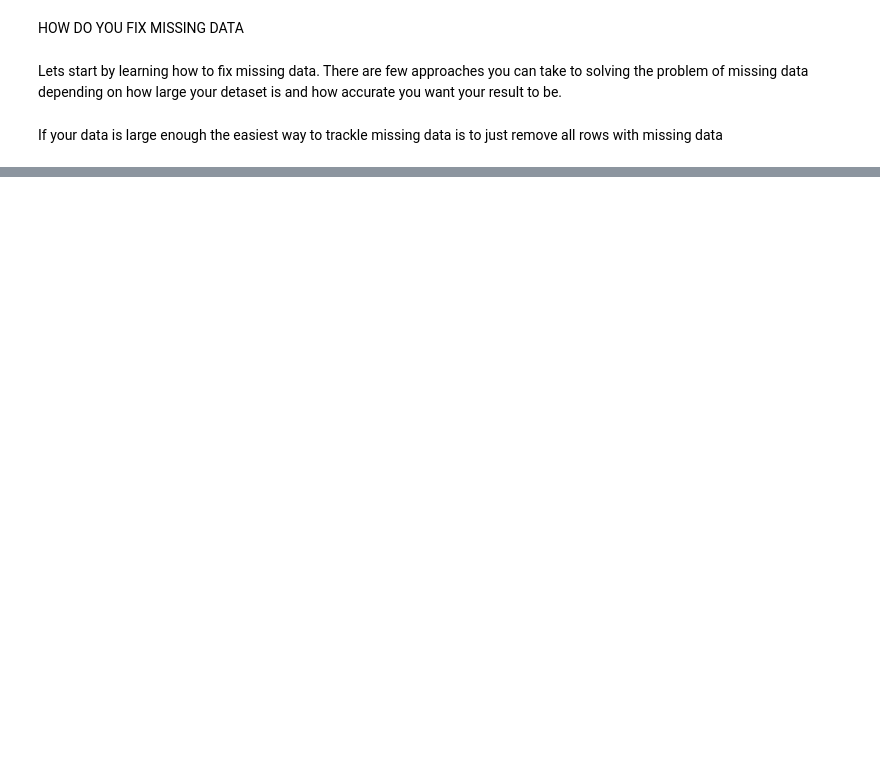
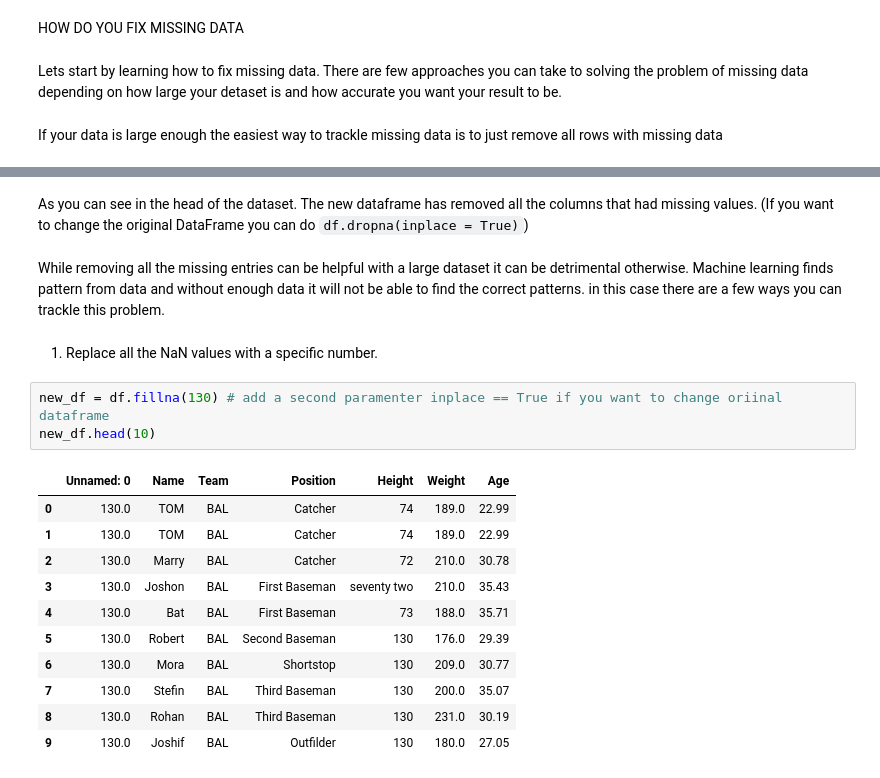
Before and after one commit to DevanshikaPiparsania/Basic-Fundamentals-Presentations, a Jupyter notebook: Cleaning_Data_With_Pandas.ipynb, the cells around one changed output, grey strips where cells are left out. Cells and saved outputs as stored; diff of their text form; blank space fills up the shorter version.

`````diff
--- a/Cleaning_Data_With_Pandas.ipynb
+++ b/Cleaning_Data_With_Pandas.ipynb
@@ -47,0 +55,21 @@ If your data is large enough the easiest way to trackle missing data is to just
+# %% [markdown]
+As you can see in the head of the dataset. The new dataframe has removed all the columns that had missing values. (If you want to change the original DataFrame you can do ````df.dropna(inplace = True)````)
+# %% [markdown]
+While removing all the missing entries can be helpful with a large dataset it can be detrimental otherwise. Machine learning finds pattern from data and without enough data it will not be able to find the correct patterns. in this case there are a few ways you can trackle this problem.
+# %% [markdown]
+1. Replace all the NaN values with a specific number.
+# %%
+new_df = df.fillna(130) # add a second paramenter inplace == True if you want to change oriinal dataframe
+new_df.head(10)
+# %% [output]
+|  | Unnamed: 0 | Name | Team | Position | Height | Weight | Age |
+| 0 | 130.0 | TOM | BAL | Catcher | 74 | 189.0 | 22.99 |
+| 1 | 130.0 | TOM | BAL | Catcher | 74 | 189.0 | 22.99 |
+| 2 | 130.0 | Marry | BAL | Catcher | 72 | 210.0 | 30.78 |
+| 3 | 130.0 | Joshon | BAL | First Baseman | seventy two | 210.0 | 35.43 |
+| 4 | 130.0 | Bat | BAL | First Baseman | 73 | 188.0 | 35.71 |
+| 5 | 130.0 | Robert | BAL | Second Baseman | 130 | 176.0 | 29.39 |
+| 6 | 130.0 | Mora | BAL | Shortstop | 130 | 209.0 | 30.77 |
+| 7 | 130.0 | Stefin | BAL | Third Baseman | 130 | 200.0 | 35.07 |
+| 8 | 130.0 | Rohan | BAL | Third Baseman | 130 | 231.0 | 30.19 |
+| 9 | 130.0 | Joshif | BAL | Outfilder | 130 | 180.0 | 27.05 |
`````
Also changed, not shown: parts of 17 cells of this notebook.
